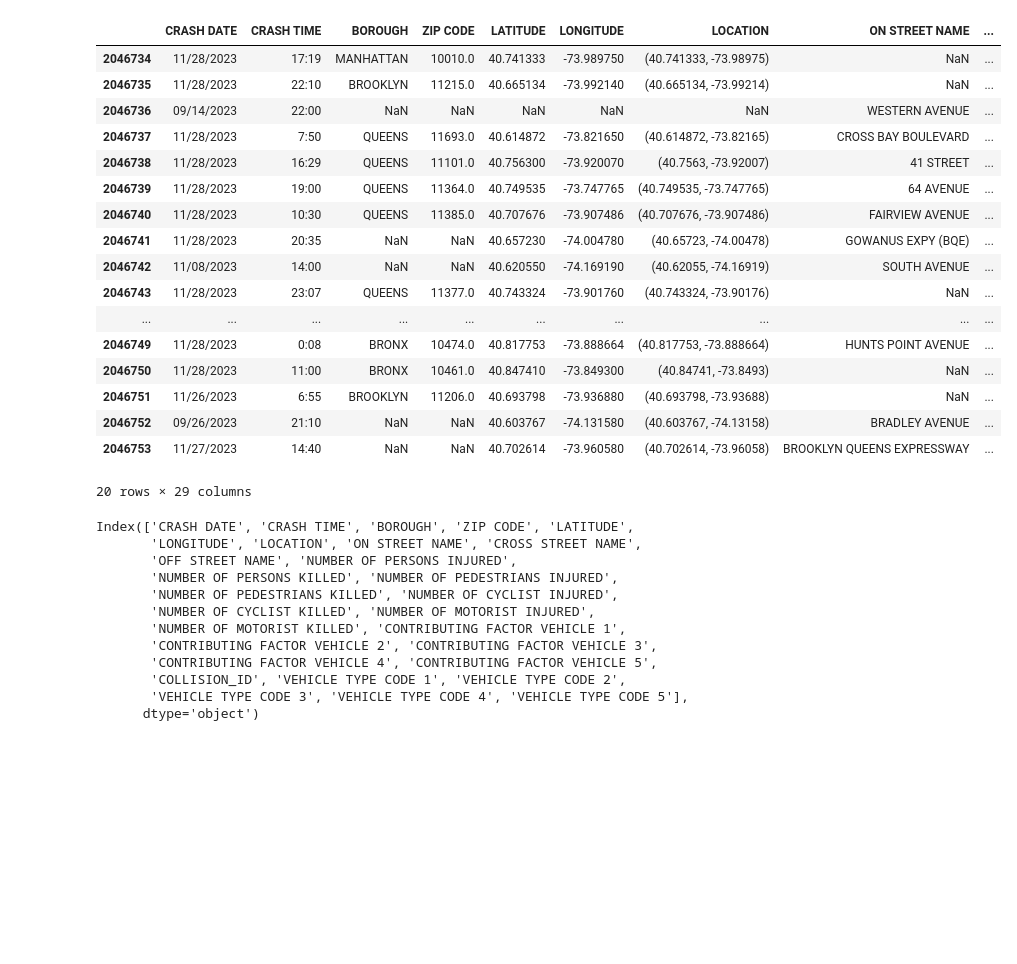
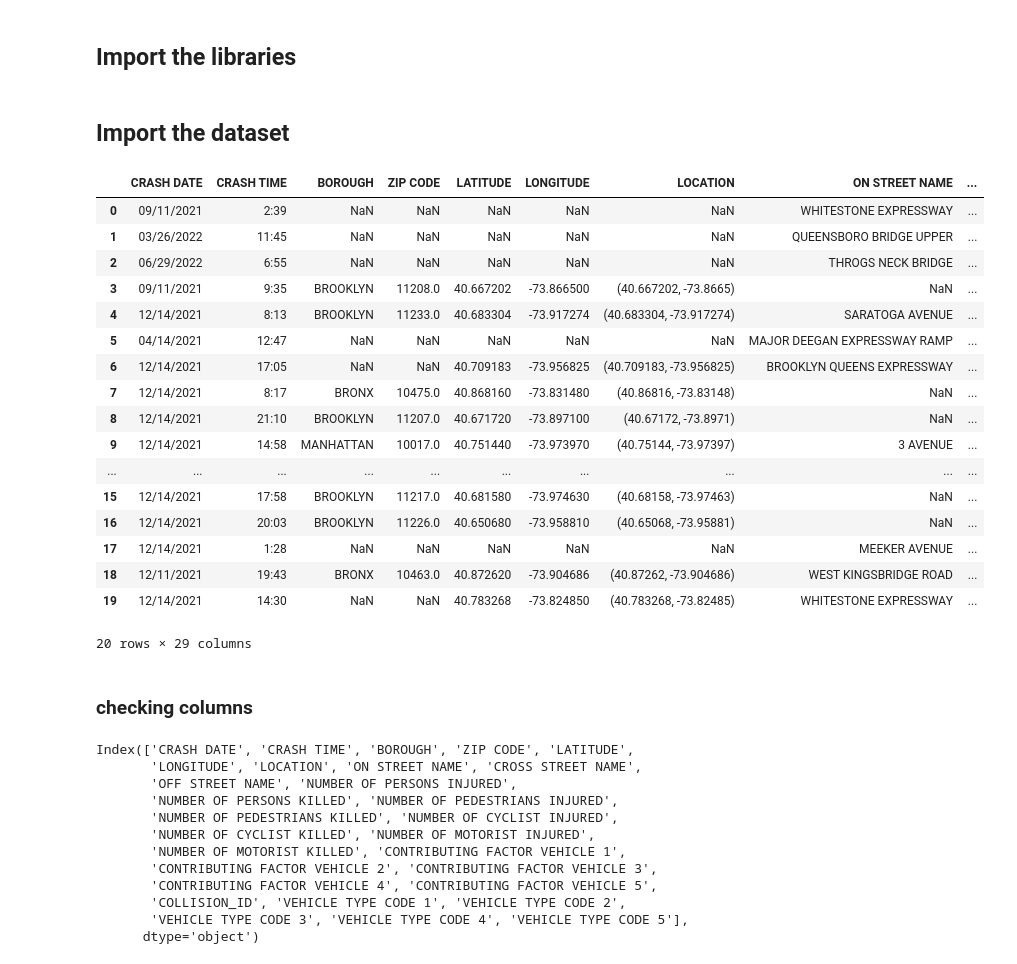
Before and after one commit to uzmakap/CSC448_Final, a Jupyter notebook: Code/Accident_Analysis.ipynb, the cells around one changed output. Saved outputs shown, nothing was run; the diff lists cells and outputs as text; code cells hidden in the pictures; blank space fills up the shorter version.

```diff
--- a/Code/Accident_Analysis.ipynb
+++ b/Code/Accident_Analysis.ipynb
@@ -1 +1,3 @@
+# %% [markdown]
+## Import the libraries
 # %%
@@ -12,29 +13,32 @@ from sklearn.linear_model import LinearRegression, LogisticRegression
 from sklearn.metrics import mean_squared_error,  r2_score
 from sklearn.preprocessing import StandardScaler
 from sklearn.tree import DecisionTreeRegressor
+# %% [markdown]
+## Import the dataset
 # %%
-#import the dataset
-df = pd.read_csv(r'C:\Users\Home\Downloads\Motor_Vehicle_Collisions_-_Crashes_20231204.csv')
-display(df.tail(20))
+df = pd.read_csv(r'C:\Users\tanmi\Downloads\NYPDD.csv') ### Every usuer must change the path
+display(df.head(20))
 # %% [output]
 |  | CRASH DATE | CRASH TIME | BOROUGH | ZIP CODE | LATITUDE | LONGITUDE | LOCATION | ON STREET NAME | ... |
-| 2046734 | 11/28/2023 | 17:19 | MANHATTAN | 10010.0 | 40.741333 | -73.989750 | (40.741333, -73.98975) | NaN | ... |
-| 2046735 | 11/28/2023 | 22:10 | BROOKLYN | 11215.0 | 40.665134 | -73.992140 | (40.665134, -73.99214) | NaN | ... |
-| 2046736 | 09/14/2023 | 22:00 | NaN | NaN | NaN | NaN | NaN | WESTERN AVENUE | ... |
-| 2046737 | 11/28/2023 | 7:50 | QUEENS | 11693.0 | 40.614872 | -73.821650 | (40.614872, -73.82165) | CROSS BAY BOULEVARD | ... |
-| 2046738 | 11/28/2023 | 16:29 | QUEENS | 11101.0 | 40.756300 | -73.920070 | (40.7563, -73.92007) | 41 STREET | ... |
-| 2046739 | 11/28/2023 | 19:00 | QUEENS | 11364.0 | 40.749535 | -73.747765 | (40.749535, -73.747765) | 64 AVENUE | ... |
-| 2046740 | 11/28/2023 | 10:30 | QUEENS | 11385.0 | 40.707676 | -73.907486 | (40.707676, -73.907486) | FAIRVIEW AVENUE | ... |
-| 2046741 | 11/28/2023 | 20:35 | NaN | NaN | 40.657230 | -74.004780 | (40.65723, -74.00478) | GOWANUS EXPY (BQE) | ... |
-| 2046742 | 11/08/2023 | 14:00 | NaN | NaN | 40.620550 | -74.169190 | (40.62055, -74.16919) | SOUTH AVENUE | ... |
-| 2046743 | 11/28/2023 | 23:07 | QUEENS | 11377.0 | 40.743324 | -73.901760 | (40.743324, -73.90176) | NaN | ... |
+| 0 | 09/11/2021 | 2:39 | NaN | NaN | NaN | NaN | NaN | WHITESTONE EXPRESSWAY | ... |
+| 1 | 03/26/2022 | 11:45 | NaN | NaN | NaN | NaN | NaN | QUEENSBORO BRIDGE UPPER | ... |
+| 2 | 06/29/2022 | 6:55 | NaN | NaN | NaN | NaN | NaN | THROGS NECK BRIDGE | ... |
+| 3 | 09/11/2021 | 9:35 | BROOKLYN | 11208.0 | 40.667202 | -73.866500 | (40.667202, -73.8665) | NaN | ... |
+| 4 | 12/14/2021 | 8:13 | BROOKLYN | 11233.0 | 40.683304 | -73.917274 | (40.683304, -73.917274) | SARATOGA AVENUE | ... |
+| 5 | 04/14/2021 | 12:47 | NaN | NaN | NaN | NaN | NaN | MAJOR DEEGAN EXPRESSWAY RAMP | ... |
+| 6 | 12/14/2021 | 17:05 | NaN | NaN | 40.709183 | -73.956825 | (40.709183, -73.956825) | BROOKLYN QUEENS EXPRESSWAY | ... |
+| 7 | 12/14/2021 | 8:17 | BRONX | 10475.0 | 40.868160 | -73.831480 | (40.86816, -73.83148) | NaN | ... |
+| 8 | 12/14/2021 | 21:10 | BROOKLYN | 11207.0 | 40.671720 | -73.897100 | (40.67172, -73.8971) | NaN | ... |
+| 9 | 12/14/2021 | 14:58 | MANHATTAN | 10017.0 | 40.751440 | -73.973970 | (40.75144, -73.97397) | 3 AVENUE | ... |
 | ... | ... | ... | ... | ... | ... | ... | ... | ... | ... |
-| 2046749 | 11/28/2023 | 0:08 | BRONX | 10474.0 | 40.817753 | -73.888664 | (40.817753, -73.888664) | HUNTS POINT AVENUE | ... |
-| 2046750 | 11/28/2023 | 11:00 | BRONX | 10461.0 | 40.847410 | -73.849300 | (40.84741, -73.8493) | NaN | ... |
-| 2046751 | 11/26/2023 | 6:55 | BROOKLYN | 11206.0 | 40.693798 | -73.936880 | (40.693798, -73.93688) | NaN | ... |
-| 2046752 | 09/26/2023 | 21:10 | NaN | NaN | 40.603767 | -74.131580 | (40.603767, -74.13158) | BRADLEY AVENUE | ... |
-| 2046753 | 11/27/2023 | 14:40 | NaN | NaN | 40.702614 | -73.960580 | (40.702614, -73.96058) | BROOKLYN QUEENS EXPRESSWAY | ... |
+| 15 | 12/14/2021 | 17:58 | BROOKLYN | 11217.0 | 40.681580 | -73.974630 | (40.68158, -73.97463) | NaN | ... |
+| 16 | 12/14/2021 | 20:03 | BROOKLYN | 11226.0 | 40.650680 | -73.958810 | (40.65068, -73.95881) | NaN | ... |
+| 17 | 12/14/2021 | 1:28 | NaN | NaN | NaN | NaN | NaN | MEEKER AVENUE | ... |
+| 18 | 12/11/2021 | 19:43 | BRONX | 10463.0 | 40.872620 | -73.904686 | (40.87262, -73.904686) | WEST KINGSBRIDGE ROAD | ... |
+| 19 | 12/14/2021 | 14:30 | NaN | NaN | 40.783268 | -73.824850 | (40.783268, -73.82485) | WHITESTONE EXPRESSWAY | ... |
 20 rows × 29 columns
+# %% [markdown]
+### checking columns
 # %%
 df.columns
 # %% [output]
```
Also changed, not shown: parts of 21 cells of this notebook.
